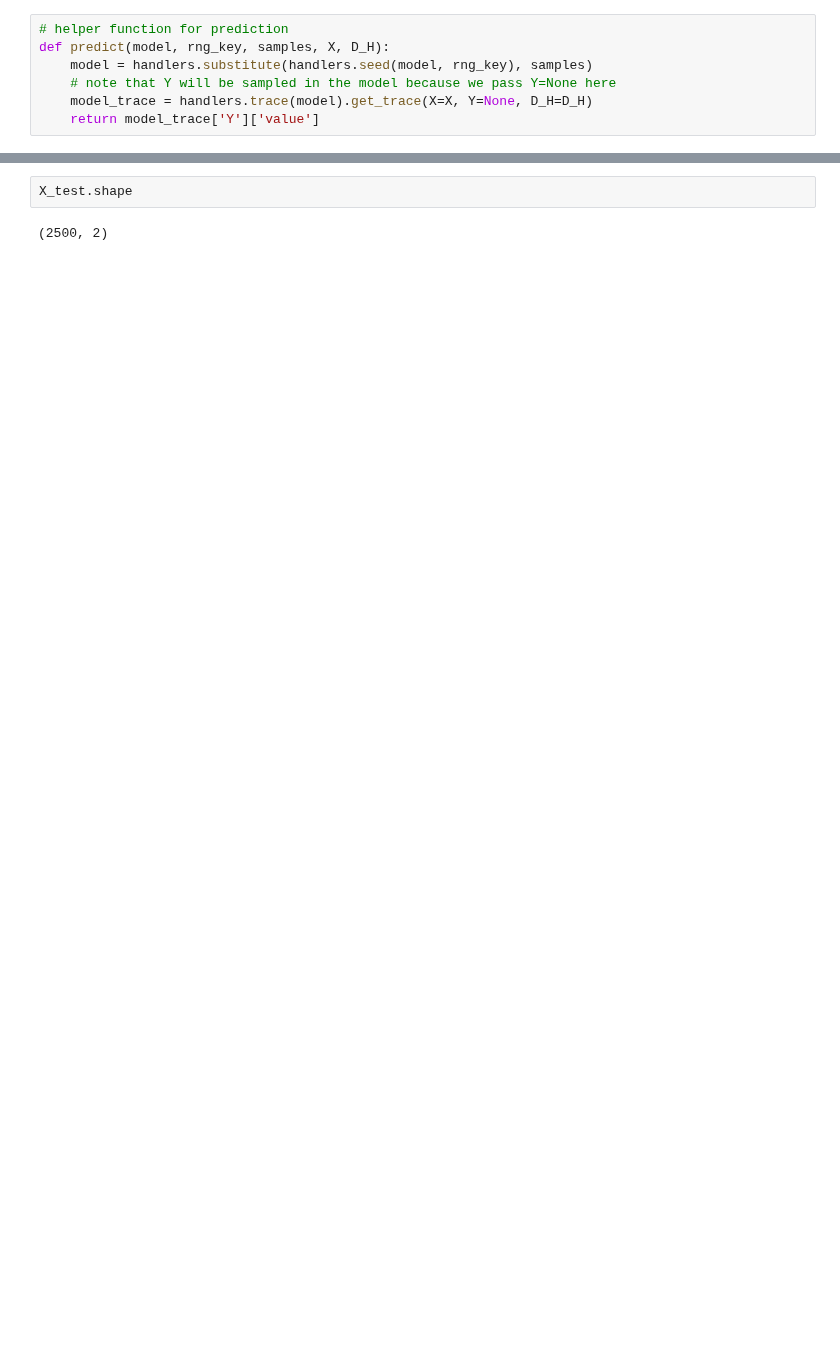
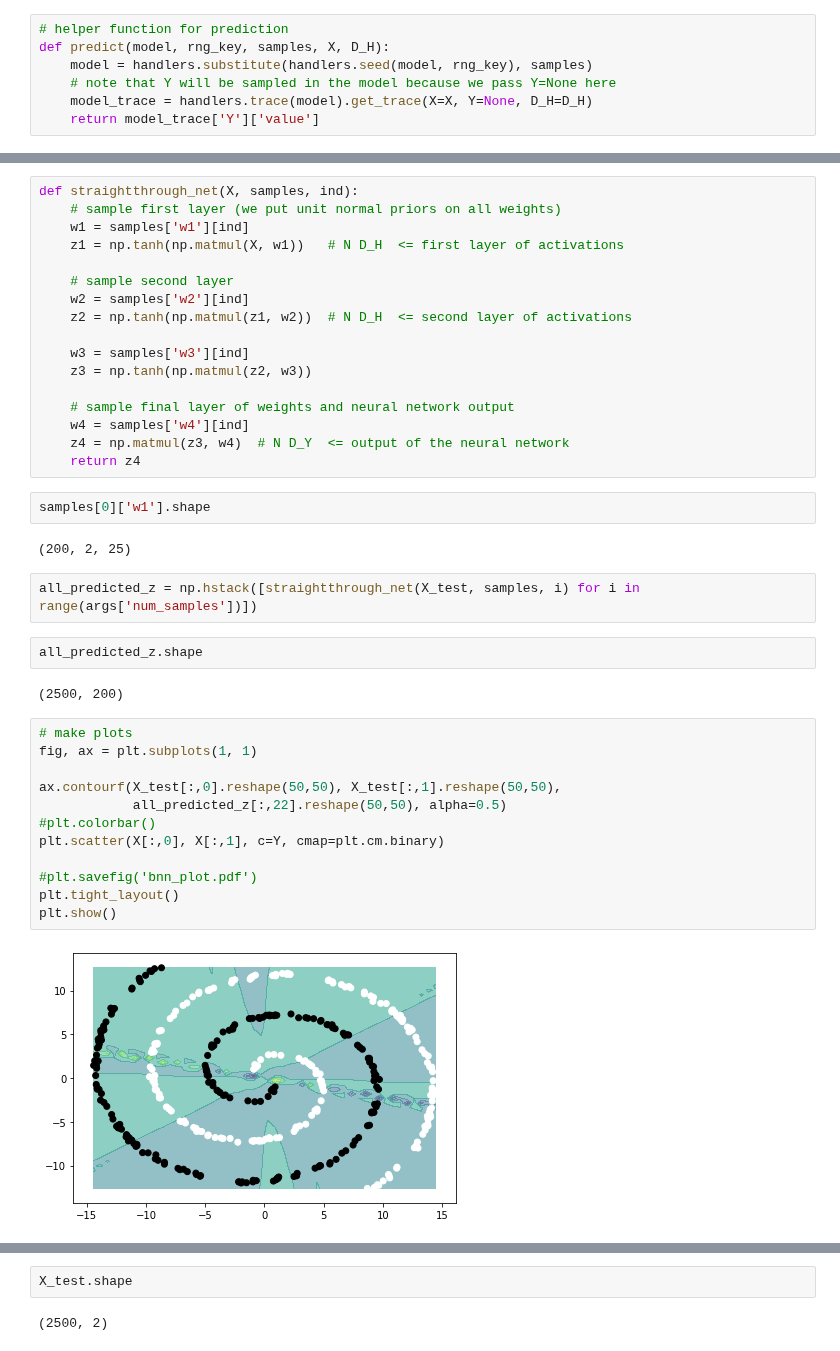
Before and after one commit to g-benton/hessian-eff-dim, a Jupyter notebook: experiments/bnn_spirals/bnn_spirals_nb.ipynb, the cells around one changed output, grey strips where cells are left out. Cells and saved outputs as stored; diff of their text form; blank space fills up the shorter version.

```diff
--- a/experiments/bnn_spirals/bnn_spirals_nb.ipynb
+++ b/experiments/bnn_spirals/bnn_spirals_nb.ipynb
@@ -115,3 +114,44 @@ MCMC elapsed time: 34.549241065979004
+# %%
+def straightthrough_net(X, samples, ind):
+    # sample first layer (we put unit normal priors on all weights)
+    w1 = samples['w1'][ind]
+    z1 = np.tanh(np.matmul(X, w1))   # N D_H  <= first layer of activations
+
+    # sample second layer
+    w2 = samples['w2'][ind]
+    z2 = np.tanh(np.matmul(z1, w2))  # N D_H  <= second layer of activations
+
+    w3 = samples['w3'][ind]
+    z3 = np.tanh(np.matmul(z2, w3))
+
+    # sample final layer of weights and neural network output
+    w4 = samples['w4'][ind]
+    z4 = np.matmul(z3, w4)  # N D_Y  <= output of the neural network
+    return z4
+# %%
+samples[0]['w1'].shape
+# %% [output]
+(200, 2, 25)
+# %%
+all_predicted_z = np.hstack([straightthrough_net(X_test, samples, i) for i in range(args['num_samples'])])
+# %%
+all_predicted_z.shape
+# %% [output]
+(2500, 200)
+# %%
+# make plots
+fig, ax = plt.subplots(1, 1)
+
+ax.contourf(X_test[:,0].reshape(50,50), X_test[:,1].reshape(50,50),
+            all_predicted_z[:,22].reshape(50,50), alpha=0.5)
+#plt.colorbar()
+plt.scatter(X[:,0], X[:,1], c=Y, cmap=plt.cm.binary)
+
+#plt.savefig('bnn_plot.pdf')
+plt.tight_layout()
+plt.show()
+# %% [output]
+[figure, added]
 # %%
 # predict Y_test at inputs X_test
 vmap_args = (samples, random.split(rng_key_predict, args['num_samples'] * args['num_chains']))
```
Also changed, not shown: parts of 10 cells of this notebook, 2 other files.
